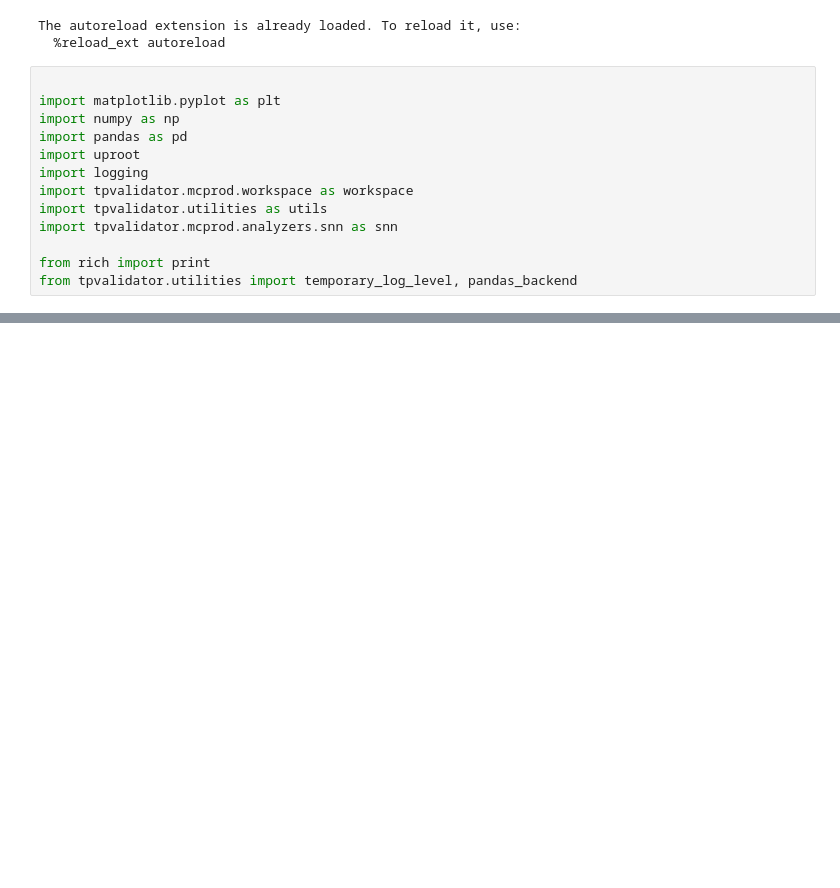
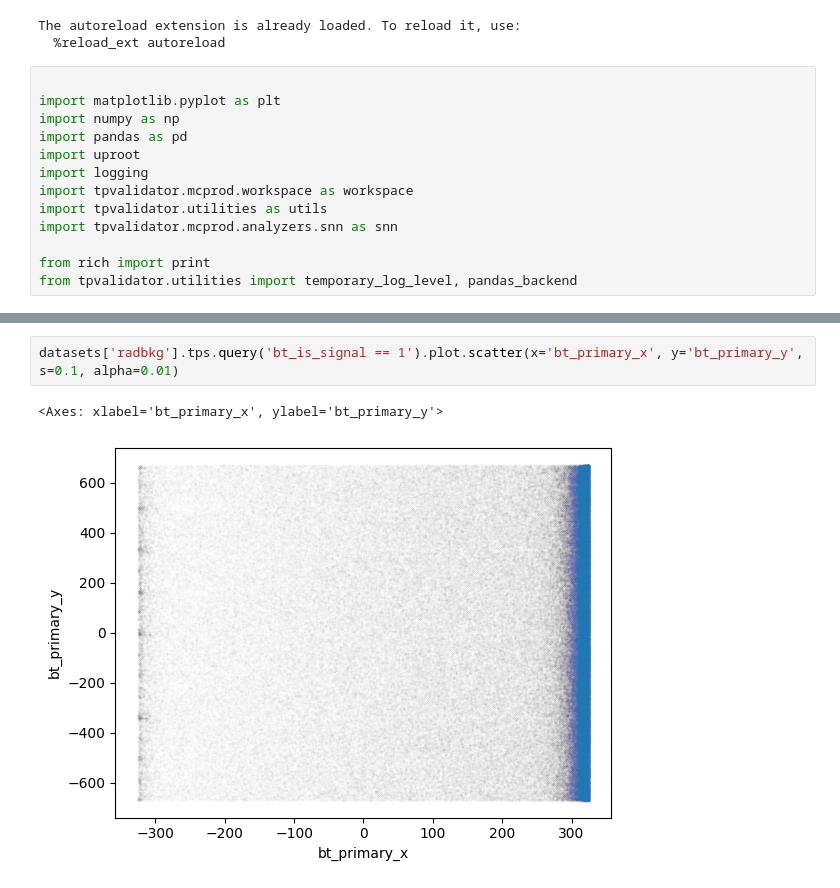
Before and after one commit to alessandrothea/tpvalidator, a Jupyter notebook: notebooks/mcprod/ValidateSoATrees.ipynb, the cells around one changed output, grey strips where cells are left out. Saved outputs shown, nothing was run; the diff lists cells and outputs as text; blank space fills up the shorter version.

```diff
--- a/notebooks/mcprod/ValidateSoATrees.ipynb
+++ b/notebooks/mcprod/ValidateSoATrees.ipynb
@@ -48,0 +108,5 @@ datasets['gammas'].tps.bt_is_signal.hist()
+# %%
+datasets['radbkg'].tps.query('bt_is_signal == 1').plot.scatter(x='bt_primary_x', y='bt_primary_y', s=0.1, alpha=0.01)
+# %% [output]
+<Axes: xlabel='bt_primary_x', ylabel='bt_primary_y'>
+[figure, added]
```
Also changed, not shown: parts of 4 cells of this notebook.
